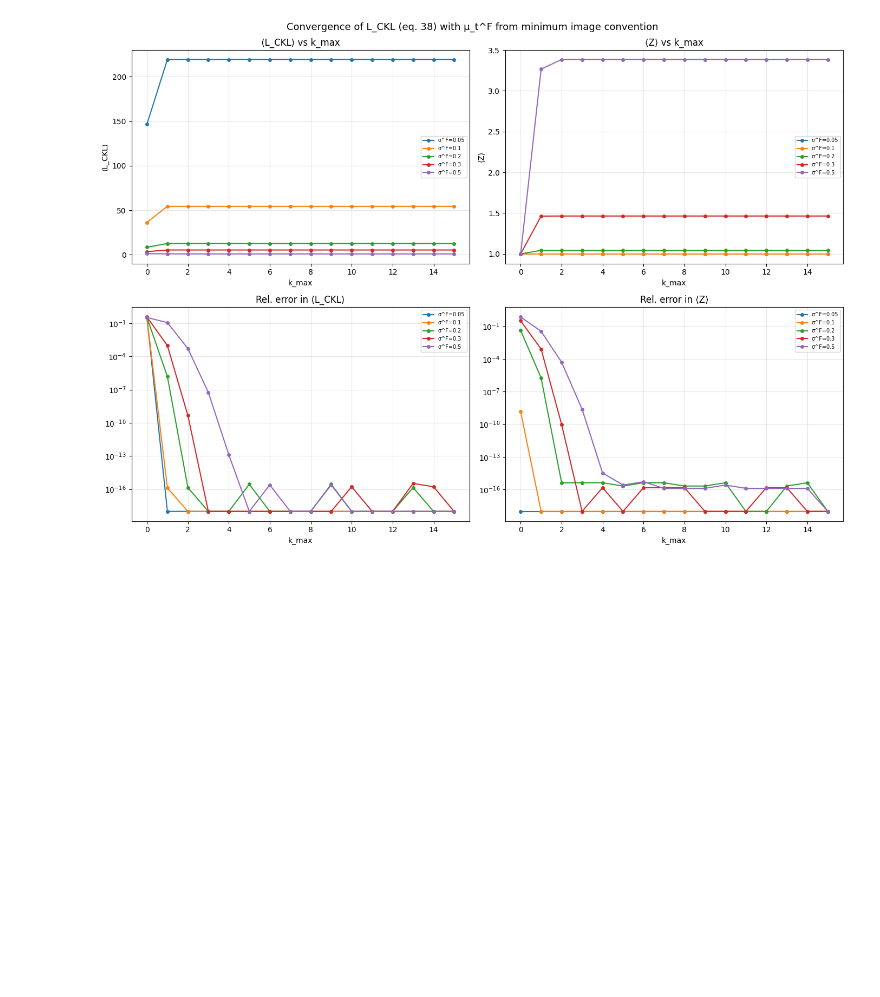
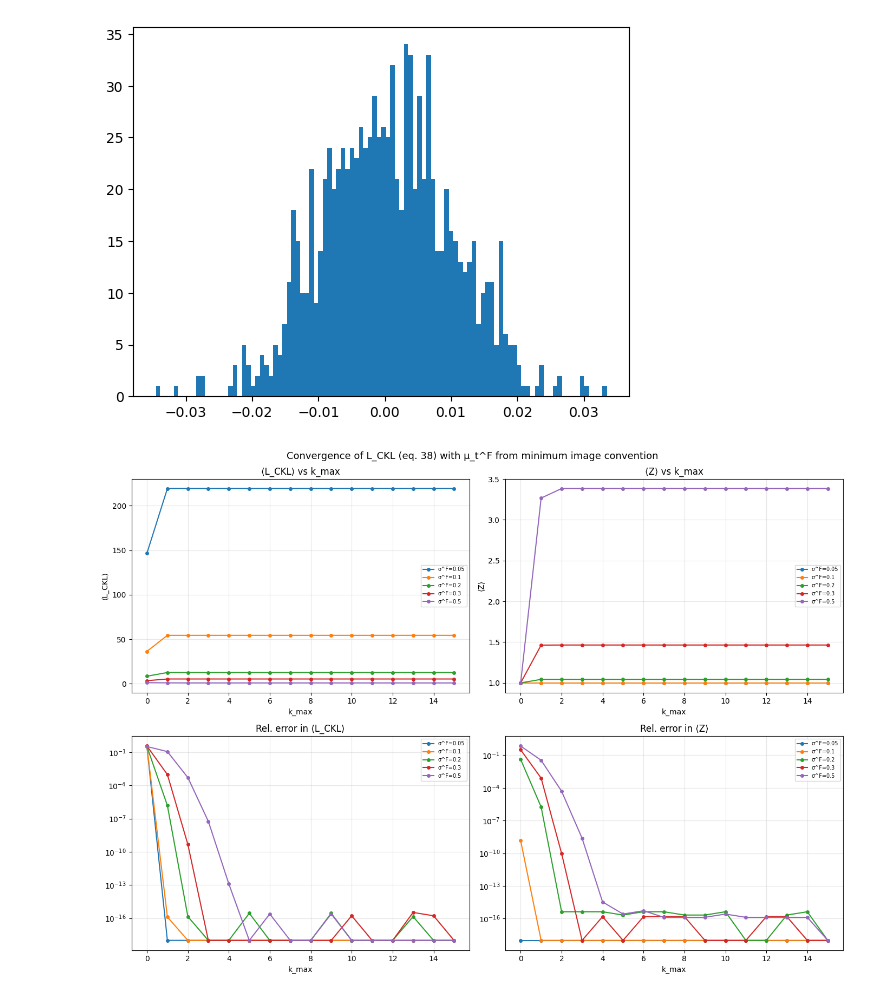
Before and after one commit to tuoping/MolGEN, a Jupyter notebook: notebooks/checkfracpos.ipynb, the cells around one changed output. Drawn from its saved outputs; the diff is of its cells as text; code cells hidden in the pictures; blank space fills up the shorter version.

Commit message:
Static normal noise

```diff
--- a/notebooks/checkfracpos.ipynb
+++ b/notebooks/checkfracpos.ipynb
@@ -1,3 +1,10 @@
+# %%
+import numpy as np
+import matplotlib.pyplot as plt
+
+_ = plt.hist(np.random.normal(size=1000)*0.01, bins=100)
+# %% [output]
+[figure, added]
 # %%
 import numpy as np
 import matplotlib.pyplot as plt
```
Also changed, not shown: 4 other files.
